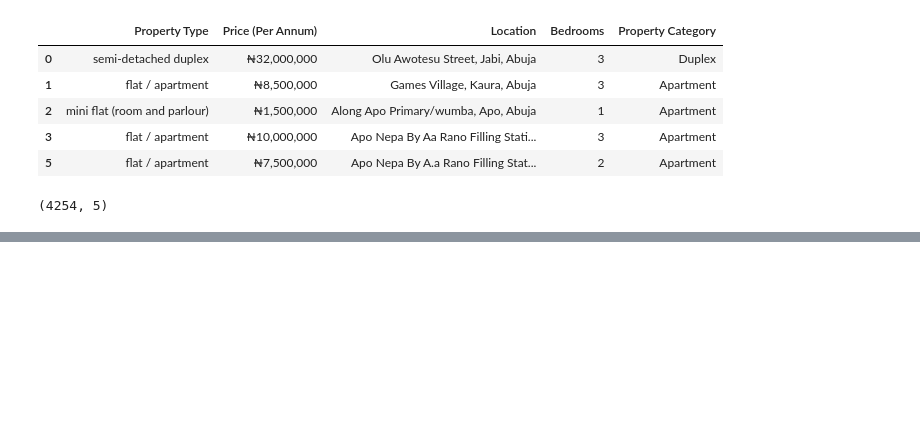
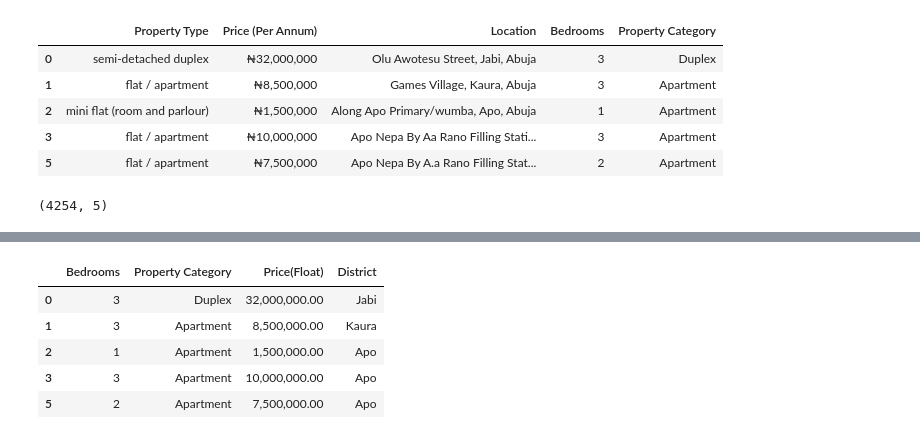
Before and after one commit to PROD-A33A/AMAC-Rental-Intelligence-Dashboard, a Jupyter notebook: Notebooks/data_cleaning_and_analysis.ipynb, the cells around one changed output, grey strips where cells are left out. Cells and saved outputs as stored; diff of their text form; code cells hidden in the pictures; blank space fills up the shorter version.

```diff
--- a/Notebooks/data_cleaning_and_analysis.ipynb
+++ b/Notebooks/data_cleaning_and_analysis.ipynb
@@ -138,0 +221,11 @@ df.shape
+# %%
+#drop columns
+df= df.drop(['Property Type', 'Price (Per Annum)', 'Location','Price (Converted to Naira)'], axis=1)
+df.head()
+# %% [output]
+|  | Bedrooms | Property Category | Price(Float) | District |
+| 0 | 3 | Duplex | 32,000,000.00 | Jabi |
+| 1 | 3 | Apartment | 8,500,000.00 | Kaura |
+| 2 | 1 | Apartment | 1,500,000.00 | Apo |
+| 3 | 3 | Apartment | 10,000,000.00 | Apo |
+| 5 | 2 | Apartment | 7,500,000.00 | Apo |
```
Also changed, not shown: parts of 7 cells of this notebook, 4 other files.
